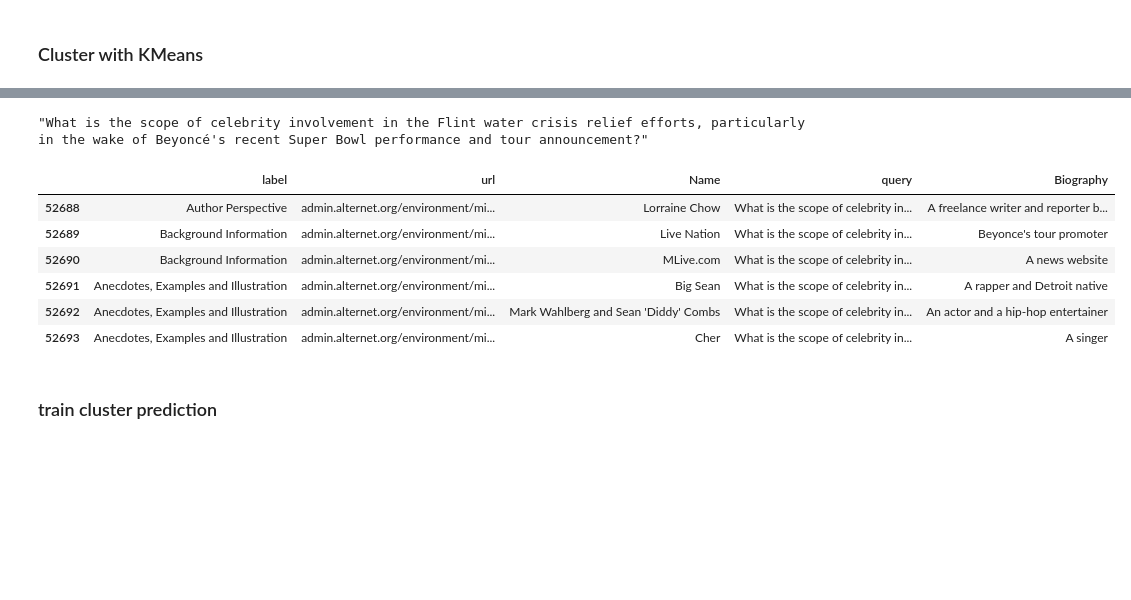
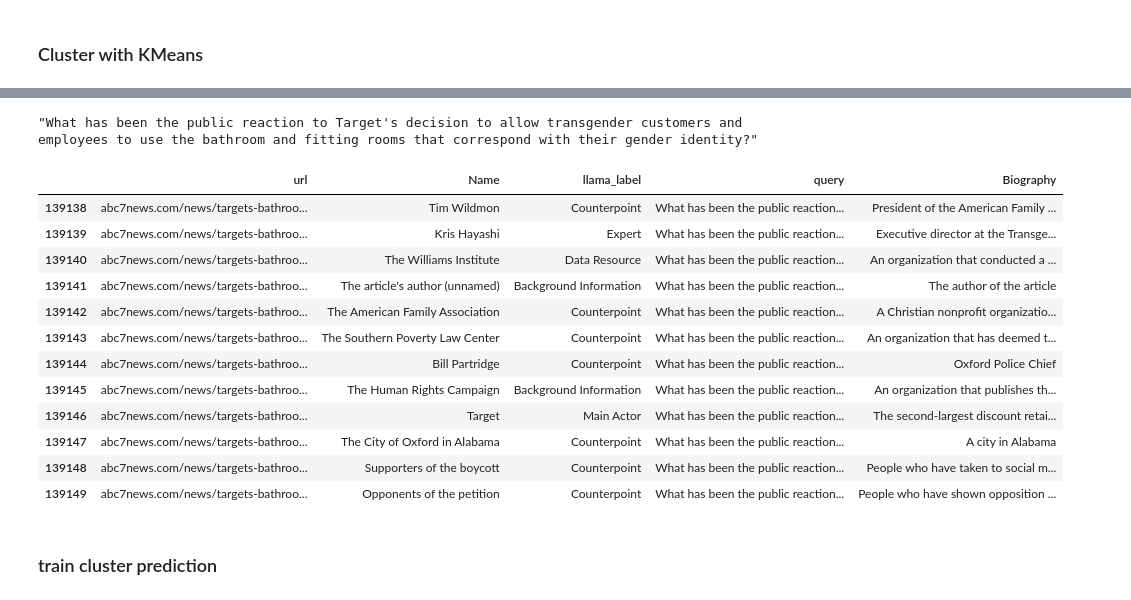
Before and after one commit to Yiqinh/conditional-information-retrieval, a Jupyter notebook: notebooks/2024-10-06__look-at-v3-source-summaries.ipynb, the cells around one changed output, grey strips where cells are left out. Drawn from its saved outputs; the diff is of its cells as text; code cells hidden in the pictures; blank space fills up the shorter version.

```diff
--- a/notebooks/2024-10-06__look-at-v3-source-summaries.ipynb
+++ b/notebooks/2024-10-06__look-at-v3-source-summaries.ipynb
@@ -928,6 +894,6 @@ train_test_mapper = pd.concat([
 # %%
-clustering = KMeans(n_clusters=5)
-clusters = clustering.fit_predict(label_distributions, )
+clustering = KMeans(n_clusters=8)
+clusters = clustering.fit_predict(query_label_dists.drop(columns=['url', 'query','split']), )
 # %%
 (pd.DataFrame(
     clustering.cluster_centers_,
@@ -967,24 +952,33 @@ Text(0, 0.5, 'Proportion of Each Label')
 #                  ->
 # %%
 t2 = (
-    label_distributions
+    query_label_dists.drop(columns=['query','split'])
          .merge(prompts[['url', 'query']].drop_duplicates(),
-                right_on='url',
-                left_index=True
+                on='url',
                ).drop_duplicates(['url', 'query'])
 )
+# %%
+t2['clusters']  = clusters
 # %%
-q = t2.loc[lambda df: df['clusters'] == 3]['query'].iloc[10]
+cluster = 1
+q = t2.loc[lambda df: df['clusters'] == cluster]['query'].iloc[15]
 q
 # %% [output]
-"What is the scope of celebrity involvement in the Flint water crisis relief efforts, particularly in the wake of Beyoncé's recent Super Bowl performance and tour announcement?"
+"What has been the public reaction to Target's decision to allow transgender customers and employees to use the bathroom and fitting rooms that correspond with their gender identity?"
 # %%
-output_with_queries.loc[lambda df: df['query'] == q]
+t_df = output_with_queries.loc[lambda df: df['query'] == q]
+t_df
 # %% [output]
-|  | label | url | Name | query | Biography |
-| 52688 | Author Perspective | admin.alternet.org/environment/mi... | Lorraine Chow | What is the scope of celebrity in... | A freelance writer and reporter b... |
-| 52689 | Background Information | admin.alternet.org/environment/mi... | Live Nation | What is the scope of celebrity in... | Beyonce's tour promoter |
-| 52690 | Background Information | admin.alternet.org/environment/mi... | MLive.com | What is the scope of celebrity in... | A news website |
-| 52691 | Anecdotes, Examples and Illustration | admin.alternet.org/environment/mi... | Big Sean | What is the scope of celebrity in... | A rapper and Detroit native |
-| 52692 | Anecdotes, Examples and Illustration | admin.alternet.org/environment/mi... | Mark Wahlberg and Sean 'Diddy' Combs | What is the scope of celebrity in... | An actor and a hip-hop entertainer |
-| 52693 | Anecdotes, Examples and Illustration | admin.alternet.org/environment/mi... | Cher | What is the scope of celebrity in... | A singer |
+|  | url | Name | llama_label | query | Biography |
+| 139138 | abc7news.com/news/targets-bathroo... | Tim Wildmon | Counterpoint | What has been the public reaction... | President of the American Family ... |
+| 139139 | abc7news.com/news/targets-bathroo... | Kris Hayashi | Expert | What has been the public reaction... | Executive director at the Transge... |
+| 139140 | abc7news.com/news/targets-bathroo... | The Williams Institute | Data Resource | What has been the public reaction... | An organization that conducted a ... |
+| 139141 | abc7news.com/news/targets-bathroo... | The article's author (unnamed) | Background Information | What has been the public reaction... | The author of the article |
+| 139142 | abc7news.com/news/targets-bathroo... | The American Family Association | Counterpoint | What has been the public reaction... | A Christian nonprofit organizatio... |
+| 139143 | abc7news.com/news/targets-bathroo... | The Southern Poverty Law Center | Counterpoint | What has been the public reaction... | An organization that has deemed t... |
+| 139144 | abc7news.com/news/targets-bathroo... | Bill Partridge | Counterpoint | What has been the public reaction... | Oxford Police Chief |
+| 139145 | abc7news.com/news/targets-bathroo... | The Human Rights Campaign | Background Information | What has been the public reaction... | An organization that publishes th... |
+| 139146 | abc7news.com/news/targets-bathroo... | Target | Main Actor | What has been the public reaction... | The second-largest discount retai... |
+| 139147 | abc7news.com/news/targets-bathroo... | The City of Oxford in Alabama | Counterpoint | What has been the public reaction... | A city in Alabama |
+| 139148 | abc7news.com/news/targets-bathroo... | Supporters of the boycott | Counterpoint | What has been the public reaction... | People who have taken to social m... |
+| 139149 | abc7news.com/news/targets-bathroo... | Opponents of the petition | Counterpoint | What has been the public reaction... | People who have shown opposition ... |
```
Also changed, not shown: parts of 24 cells of this notebook, 18 other files.
